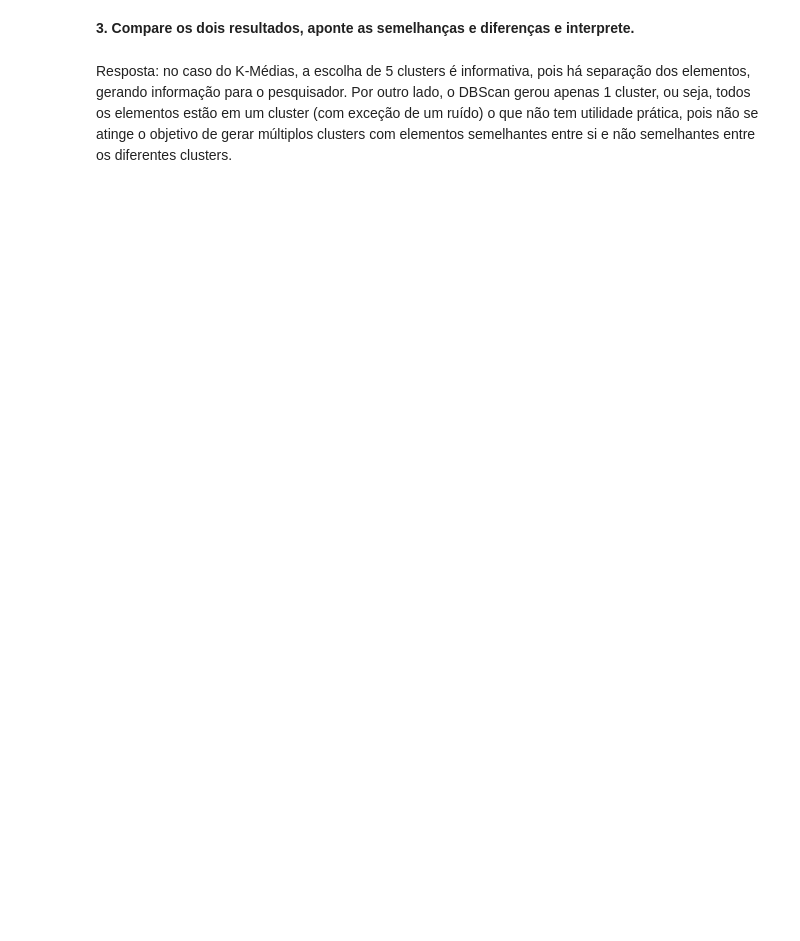
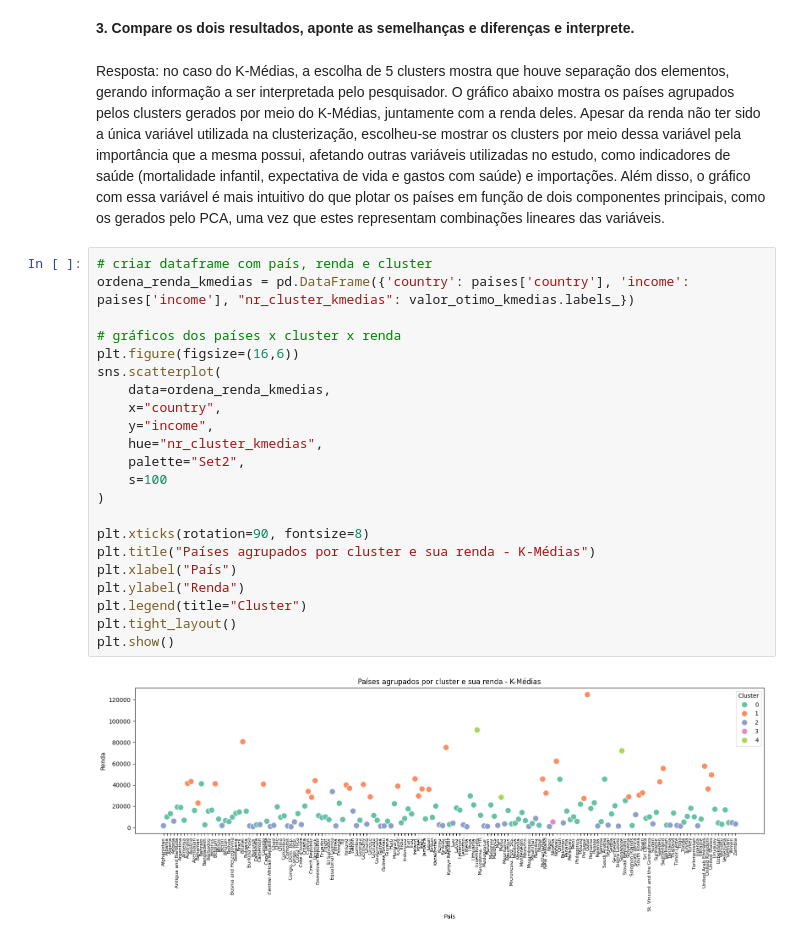
Before and after one commit to kleberga/pd_validacao_clusterizacao, a Jupyter notebook: main.ipynb, the cells around one changed output. Drawn from its saved outputs; the diff is of its cells as text; blank space fills up the shorter version.

```diff
--- a/main.ipynb
+++ b/main.ipynb
@@ -465,4 +450,28 @@ Em se tratando da justificativa para o número de clusters escolhidos, para o al
 # %% [markdown]
 **3. Compare os dois resultados, aponte as semelhanças e diferenças e interprete.**
 # %% [markdown]
-Resposta: no caso do K-Médias, a escolha de 5 clusters é informativa, pois há separação dos elementos, gerando informação para o pesquisador. Por outro lado, o DBScan gerou apenas 1 cluster, ou seja, todos os elementos estão em um cluster (com exceção de um ruído) o que não tem utilidade prática, pois não se atinge o objetivo de gerar múltiplos clusters com elementos semelhantes entre si e não semelhantes entre os diferentes clusters.
+Resposta: no caso do K-Médias, a escolha de 5 clusters mostra que houve separação dos elementos, gerando informação a ser interpretada pelo pesquisador. O gráfico abaixo mostra os países agrupados pelos clusters gerados por meio do K-Médias, juntamente com a renda deles. Apesar da renda não ter sido a única variável utilizada na clusterização, escolheu-se mostrar os clusters por meio dessa variável pela importância que a mesma possui, afetando outras variáveis utilizadas no estudo, como indicadores de saúde (mortalidade infantil, expectativa de vida e gastos com saúde) e importações. Além disso, o gráfico com essa variável é mais intuitivo do que plotar os países em função de dois componentes principais, como os gerados pelo PCA, uma vez que estes representam combinações lineares das variáveis.
+# %%
+# criar dataframe com país, renda e cluster
+ordena_renda_kmedias = pd.DataFrame({'country': paises['country'], 'income': paises['income'], "nr_cluster_kmedias": valor_otimo_kmedias.labels_})
+
+# gráficos dos países x cluster x renda
+plt.figure(figsize=(16,6))
+sns.scatterplot(
+    data=ordena_renda_kmedias,
+    x="country",
+    y="income",
+    hue="nr_cluster_kmedias",
+    palette="Set2",
+    s=100
+)
+
+plt.xticks(rotation=90, fontsize=8)
+plt.title("Países agrupados por cluster e sua renda - K-Médias")
+plt.xlabel("País")
+plt.ylabel("Renda")
+plt.legend(title="Cluster")
+plt.tight_layout()
+plt.show()
+# %% [output]
+[figure, added]
```
Also changed, not shown: parts of 40 cells of this notebook.
